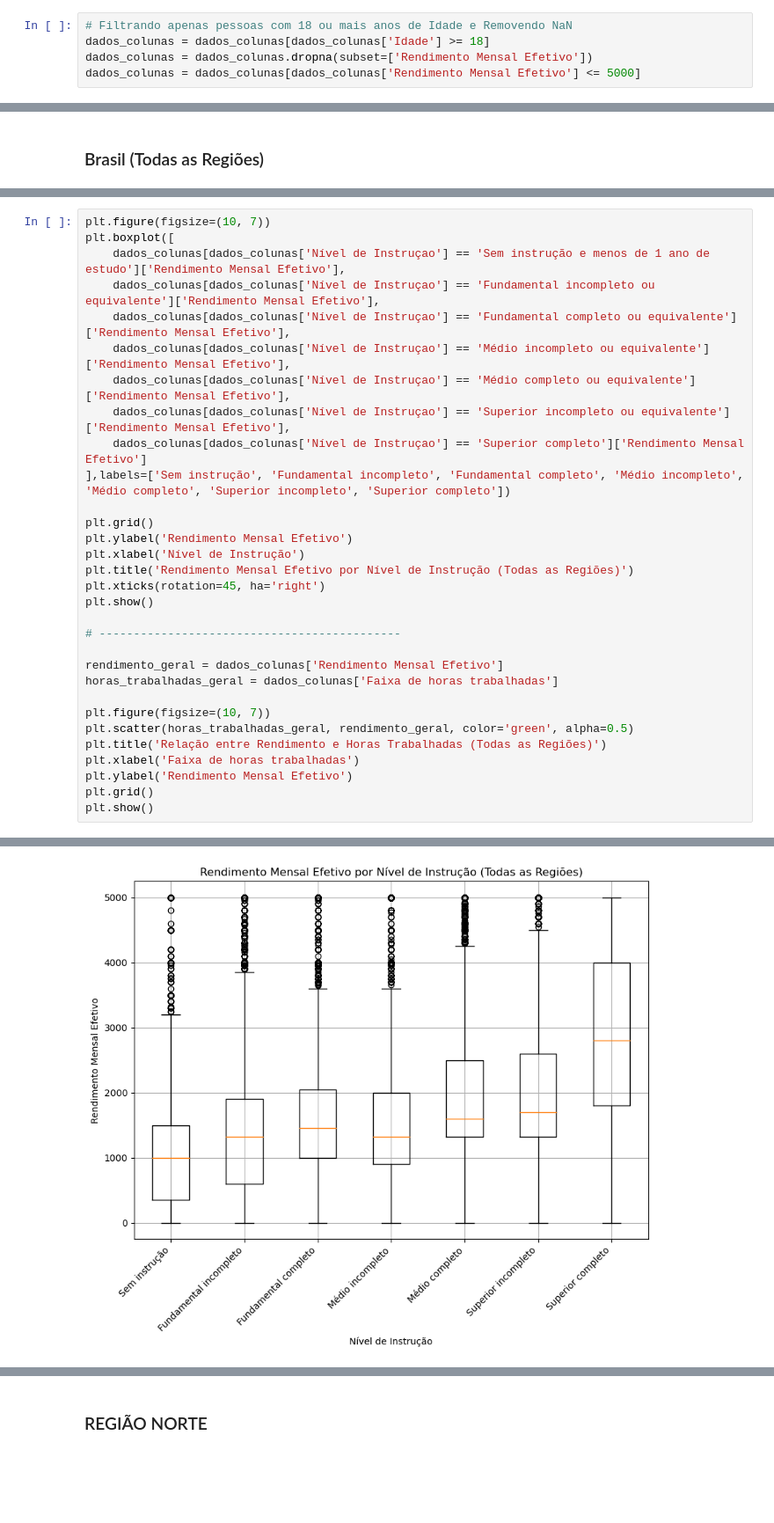
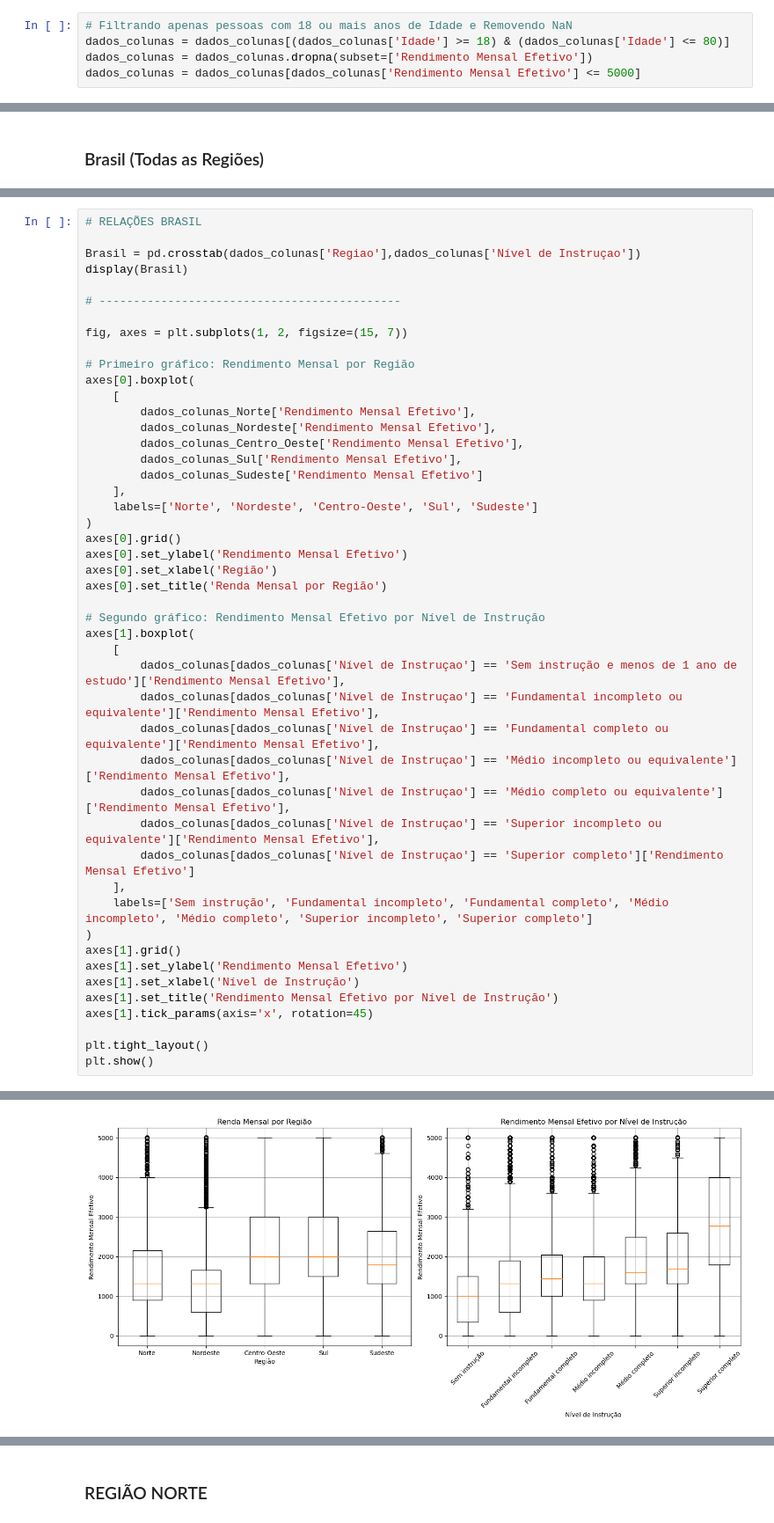
Before and after one commit to Dnimf/cdadosp3, a Jupyter notebook: Projeto_3 (2).ipynb, the cells around one changed output, grey strips where cells are left out. Shown at 88% size. Cells and saved outputs as stored; diff of their text form; blank space fills up the shorter version.

Commit message:
Gráficos

```diff
--- a/Projeto_3 (2).ipynb
+++ b/Projeto_3 (2).ipynb
@@ -184,7 +184,7 @@ dados_colunas['Idade'] = dados_colunas['Idade'].astype('Int64')
 dados_colunas['Rendimento Mensal Efetivo'] = dados_colunas['Rendimento Mensal Efetivo'].astype('Int64')
 # %%
 # Filtrando apenas pessoas com 18 ou mais anos de Idade e Removendo NaN
-dados_colunas = dados_colunas[dados_colunas['Idade'] >= 18]
+dados_colunas = dados_colunas[(dados_colunas['Idade'] >= 18) & (dados_colunas['Idade'] <= 80)]
 dados_colunas = dados_colunas.dropna(subset=['Rendimento Mensal Efetivo'])
 dados_colunas = dados_colunas[dados_colunas['Rendimento Mensal Efetivo'] <= 5000]
 # %%
@@ -305,32 +267,48 @@ Name: Rendimento Mensal Efetivo, dtype: Float64
 # %%
-plt.figure(figsize=(10, 7))
-plt.boxplot([
-    dados_colunas[dados_colunas['Nível de Instruçao'] == 'Sem instrução e menos de 1 ano de estudo']['Rendimento Mensal Efetivo'],
-    dados_colunas[dados_colunas['Nível de Instruçao'] == 'Fundamental incompleto ou equivalente']['Rendimento Mensal Efetivo'],
-    dados_colunas[dados_colunas['Nível de Instruçao'] == 'Fundamental completo ou equivalente']['Rendimento Mensal Efetivo'],
-    dados_colunas[dados_colunas['Nível de Instruçao'] == 'Médio incompleto ou equivalente']['Rendimento Mensal Efetivo'],
-    dados_colunas[dados_colunas['Nível de Instruçao'] == 'Médio completo ou equivalente']['Rendimento Mensal Efetivo'],
-    dados_colunas[dados_colunas['Nível de Instruçao'] == 'Superior incompleto ou equivalente']['Rendimento Mensal Efetivo'],
-    dados_colunas[dados_colunas['Nível de Instruçao'] == 'Superior completo']['Rendimento Mensal Efetivo']
-],labels=['Sem instrução', 'Fundamental incompleto', 'Fundamental completo', 'Médio incompleto', 'Médio completo', 'Superior incompleto', 'Superior completo'])
+# RELAÇÕES BRASIL
 
-plt.grid()
-plt.ylabel('Rendimento Mensal Efetivo')
-plt.xlabel('Nível de Instrução')
-plt.title('Rendimento Mensal Efetivo por Nível de Instrução (Todas as Regiões)')
-plt.xticks(rotation=45, ha='right')
-plt.show()
+Brasil = pd.crosstab(dados_colunas['Regiao'],dados_colunas['Nível de Instruçao'])
+display(Brasil)
 
 # --------------------------------------------
 
-rendimento_geral = dados_colunas['Rendimento Mensal Efetivo']
-horas_trabalhadas_geral = dados_colunas['Faixa de horas trabalhadas']
+fig, axes = plt.subplots(1, 2, figsize=(15, 7))
 
-plt.figure(figsize=(10, 7))
-plt.scatter(horas_trabalhadas_geral, rendimento_geral, color='green', alpha=0.5)
-plt.title('Relação entre Rendimento e Horas Trabalhadas (Todas as Regiões)')
-plt.xlabel('Faixa de horas trabalhadas')
-plt.ylabel('Rendimento Mensal Efetivo')
-plt.grid()
+# Primeiro gráfico: Rendimento Mensal por Região
+axes[0].boxplot(
+    [
+        dados_colunas_Norte['Rendimento Mensal Efetivo'],
+        dados_colunas_Nordeste['Rendimento Mensal Efetivo'],
+        dados_colunas_Centro_Oeste['Rendimento Mensal Efetivo'],
+        dados_colunas_Sul['Rendimento Mensal Efetivo'],
+        dados_colunas_Sudeste['Rendimento Mensal Efetivo']
+    ],
+    labels=['Norte', 'Nordeste', 'Centro-Oeste', 'Sul', 'Sudeste']
+)
+axes[0].grid()
+axes[0].set_ylabel('Rendimento Mensal Efetivo')
+axes[0].set_xlabel('Região')
+axes[0].set_title('Renda Mensal por Região')
+
+# Segundo gráfico: Rendimento Mensal Efetivo por Nível de Instrução
+axes[1].boxplot(
+    [
+        dados_colunas[dados_colunas['Nível de Instruçao'] == 'Sem instrução e menos de 1 ano de estudo']['Rendimento Mensal Efetivo'],
+        dados_colunas[dados_colunas['Nível de Instruçao'] == 'Fundamental incompleto ou equivalente']['Rendimento Mensal Efetivo'],
+        dados_colunas[dados_colunas['Nível de Instruçao'] == 'Fundamental completo ou equivalente']['Rendimento Mensal Efetivo'],
+        dados_colunas[dados_colunas['Nível de Instruçao'] == 'Médio incompleto ou equivalente']['Rendimento Mensal Efetivo'],
+        dados_colunas[dados_colunas['Nível de Instruçao'] == 'Médio completo ou equivalente']['Rendimento Mensal Efetivo'],
+        dados_colunas[dados_colunas['Nível de Instruçao'] == 'Superior incompleto ou equivalente']['Rendimento Mensal Efetivo'],
+        dados_colunas[dados_colunas['Nível de Instruçao'] == 'Superior completo']['Rendimento Mensal Efetivo']
+    ],
+    labels=['Sem instrução', 'Fundamental incompleto', 'Fundamental completo', 'Médio incompleto', 'Médio completo', 'Superior incompleto', 'Superior completo']
+)
+axes[1].grid()
+axes[1].set_ylabel('Rendimento Mensal Efetivo')
+axes[1].set_xlabel('Nível de Instrução')
+axes[1].set_title('Rendimento Mensal Efetivo por Nível de Instrução')
+axes[1].tick_params(axis='x', rotation=45)
+
+plt.tight_layout()
 plt.show()
 # %% [output]
@@ -337 +322 @@ plt.show()
-[figure, old version]
+[figure, new version]
```
Also changed, not shown: parts of 28 cells of this notebook.
